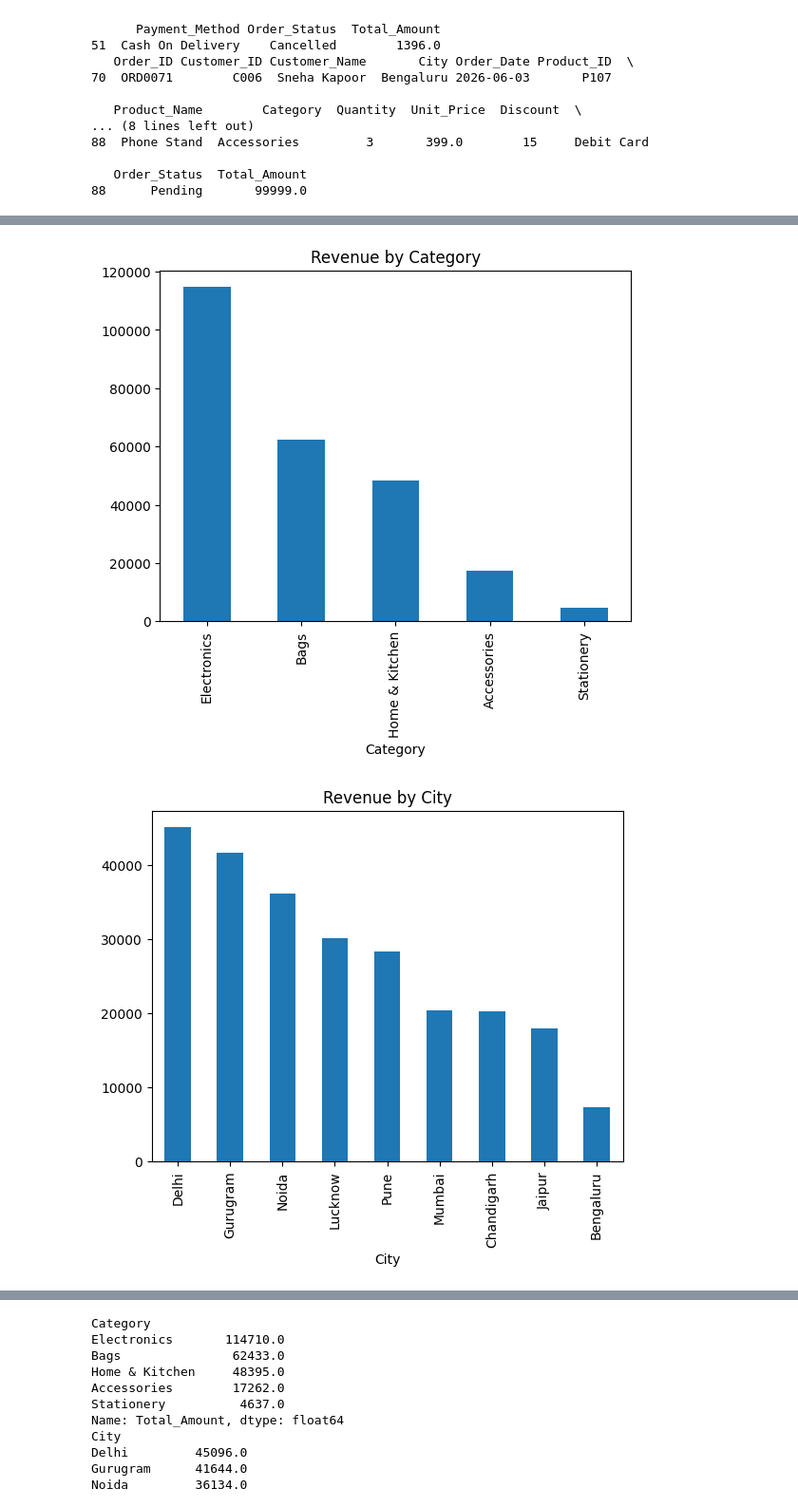
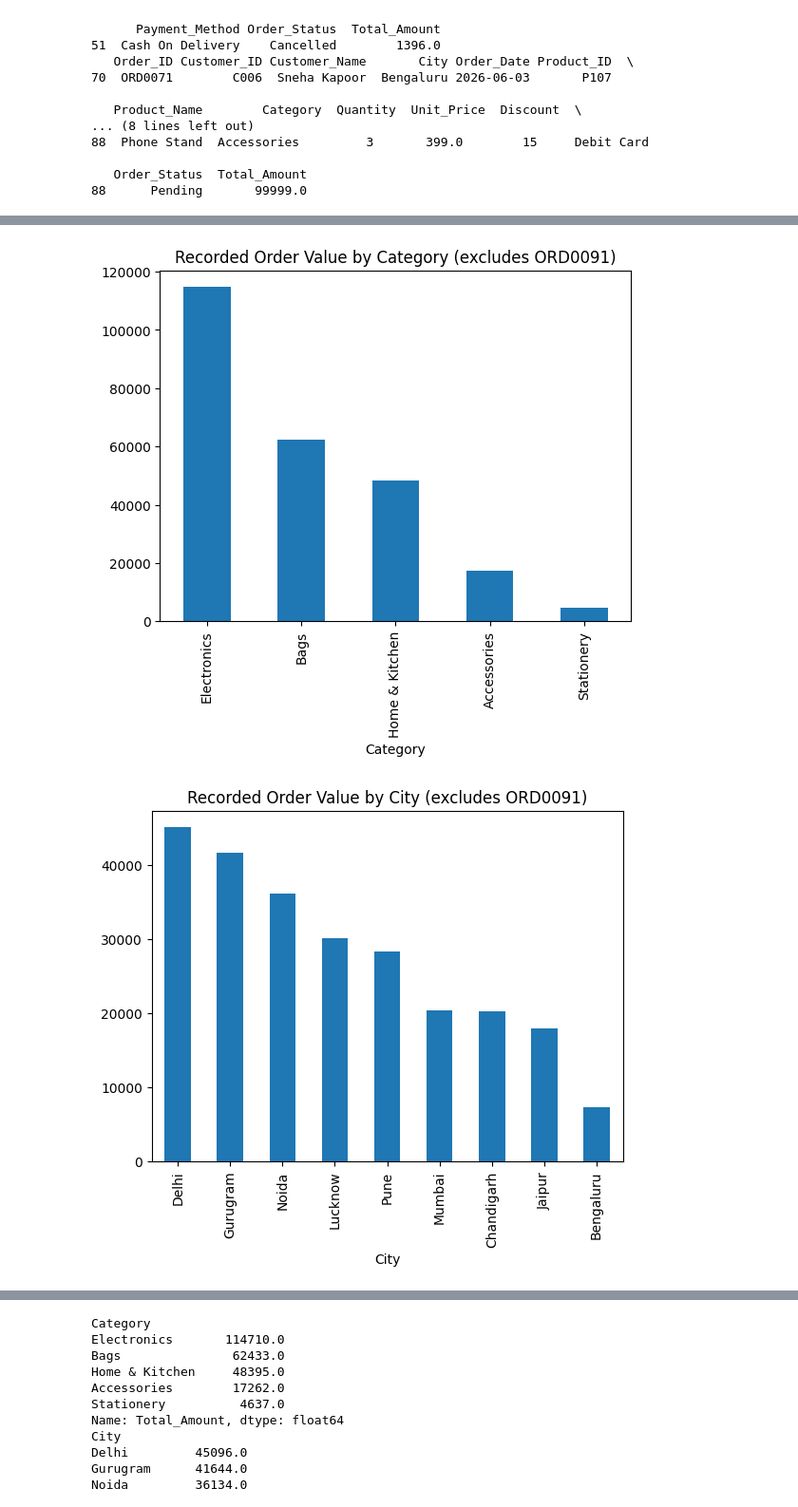
Before and after one commit to VipulAnalyst/Ecommerce_eda, a Jupyter notebook: EDA_data.ipynb, the cells around one changed output, grey strips where cells are left out. Shown at 95% size. Cells and saved outputs as stored; diff of their text form; code cells hidden in the pictures.

Commit message:
Improve notebook portability, chart labels and analysis limitations

```diff
--- a/EDA_data.ipynb
+++ b/EDA_data.ipynb
@@ -1,7 +7,7 @@
 # %%
 import pandas as pd
 # %%
-df = pd.read_csv(r"C:\Users\vipul\OneDrive\Desktop\Python\cleaned_data.csv")
+df = pd.read_csv("cleaned_data.csv")
 df
 # %% [output]
 |  | Order_ID | Customer_ID | Customer_Name | City | Order_Date | Product_ID | Product_Name | Category | ... |
@@ -123,17 +135,17 @@ import seaborn as sns
 # %%
 rev = df[df['Total_Amount'] < 99999]
 
-rev.groupby('Category')['Total_Amount'].sum().sort_values(ascending=False).plot(kind='bar', title='Revenue by Category')
+rev.groupby('Category')['Total_Amount'].sum().sort_values(ascending=False).plot(kind='bar', title='Recorded Order Value by Category (excludes ORD0091)')
 plt.show()
 
-rev.groupby('City')['Total_Amount'].sum().sort_values(ascending=False).plot(kind='bar', title='Revenue by City')
+rev.groupby('City')['Total_Amount'].sum().sort_values(ascending=False).plot(kind='bar', title='Recorded Order Value by City (excludes ORD0091)')
 plt.show()
 
 pd.crosstab(df['Payment_Method'], df['Order_Status'], normalize='index').plot(kind='bar', stacked=True, title='Order Status by Payment Method')
 plt.show()
 # %% [output]
-[figure, old version]
+[figure, new version]
-[figure, old version]
+[figure, new version]
 [figure]
 # %%
 rev = df[df['Total_Amount'] < 99999]
```
Also changed, not shown: parts of 5 cells of this notebook.
